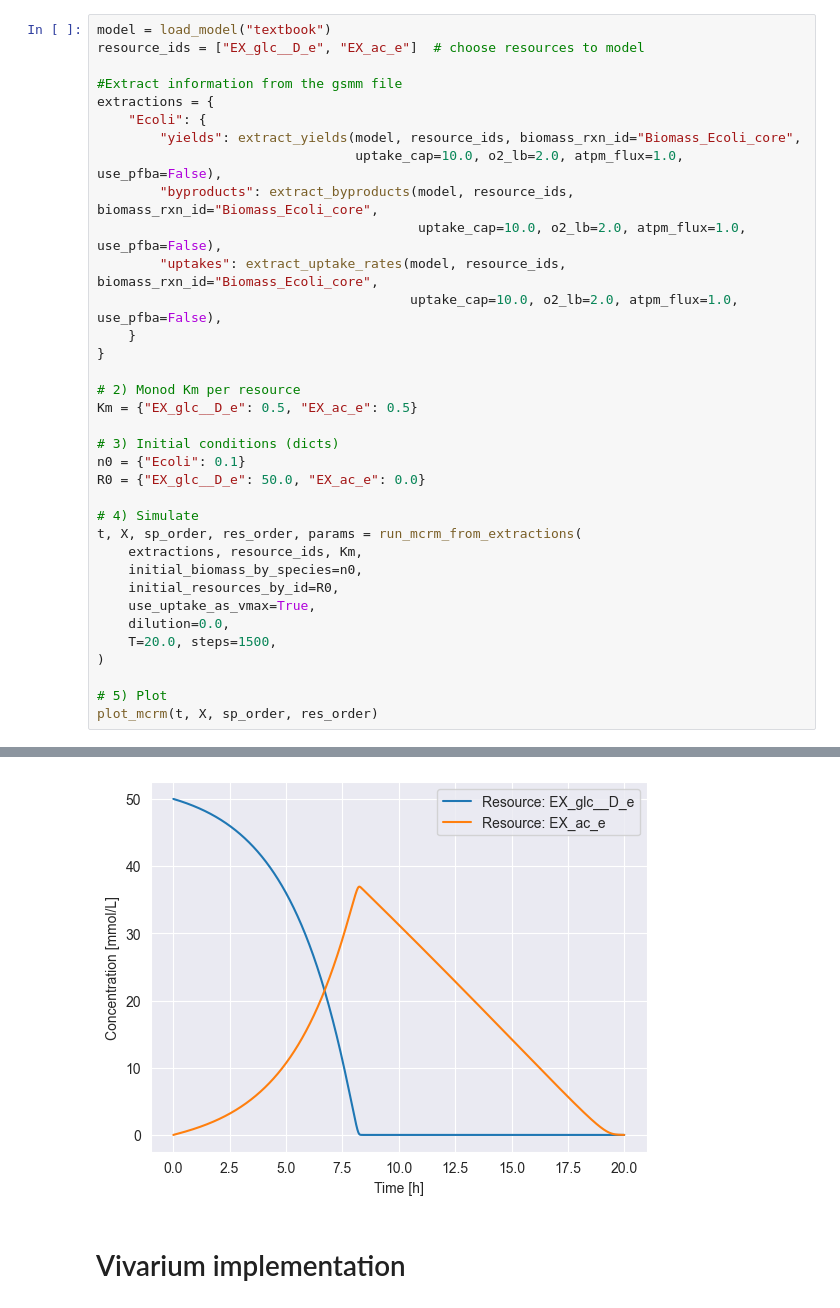
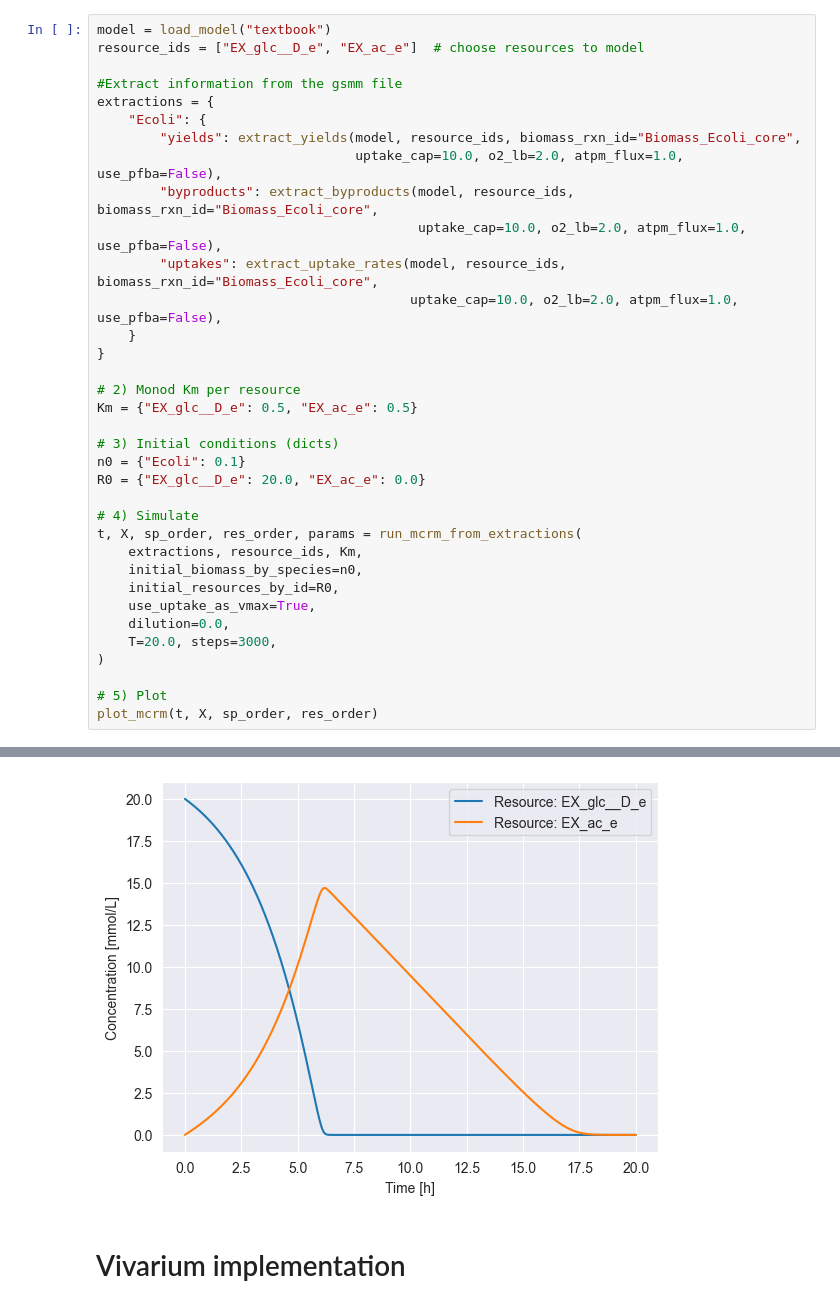
Before and after one commit to vivarium-collective/CRM, a Jupyter notebook: vCRM_Notebooks/crm_gsmm_goldford.ipynb, the cells around one changed output, grey strips where cells are left out. Saved outputs shown, nothing was run; the diff lists cells and outputs as text.

```diff
--- a/vCRM_Notebooks/crm_gsmm_goldford.ipynb
+++ b/vCRM_Notebooks/crm_gsmm_goldford.ipynb
@@ -35,7 +40,7 @@ Km = {"EX_glc__D_e": 0.5, "EX_ac_e": 0.5}
 
 # 3) Initial conditions (dicts)
 n0 = {"Ecoli": 0.1}
-R0 = {"EX_glc__D_e": 50.0, "EX_ac_e": 0.0}
+R0 = {"EX_glc__D_e": 20.0, "EX_ac_e": 0.0}
 
 # 4) Simulate
 t, X, sp_order, res_order, params = run_mcrm_from_extractions(
@@ -44,7 +49,7 @@ t, X, sp_order, res_order, params = run_mcrm_from_extractions(
     initial_resources_by_id=R0,
     use_uptake_as_vmax=True,
     dilution=0.0,
-    T=20.0, steps=1500,
+    T=20.0, steps=3000,
 )
 
 # 5) Plot
@@ -54,4 +59,4 @@ plot_mcrm(t, X, sp_order, res_order)
-[figure, old version]
+[figure, new version]
 # %% [markdown]
 # Vivarium implementation
 # %%
```
Also changed, not shown: parts of 22 cells of this notebook, 1 other file.
